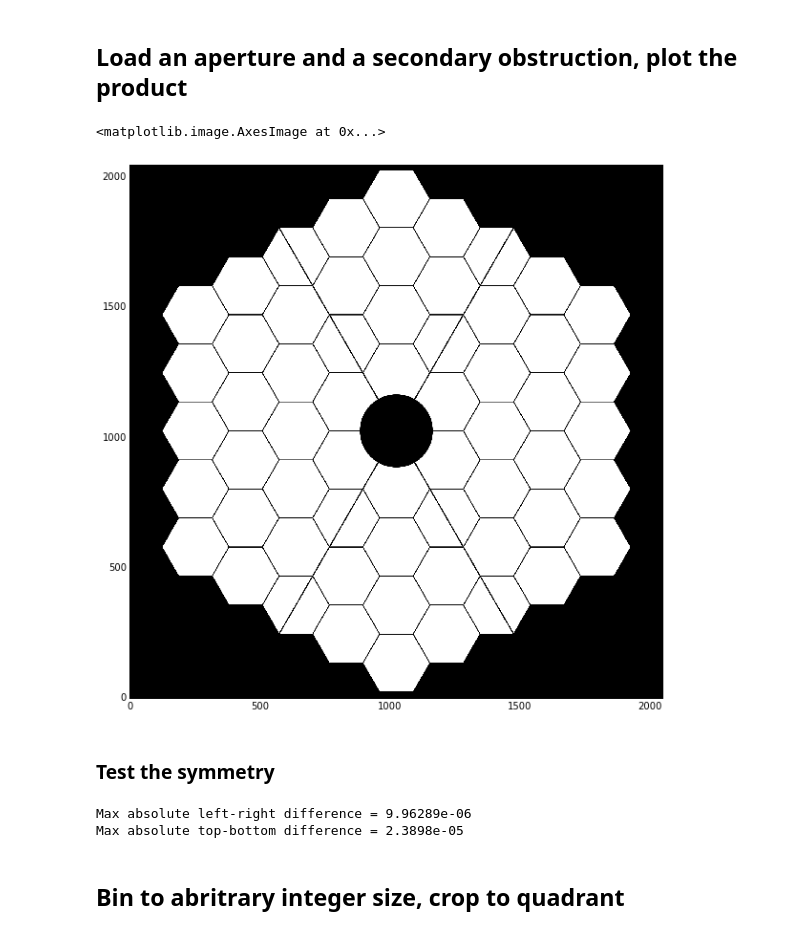
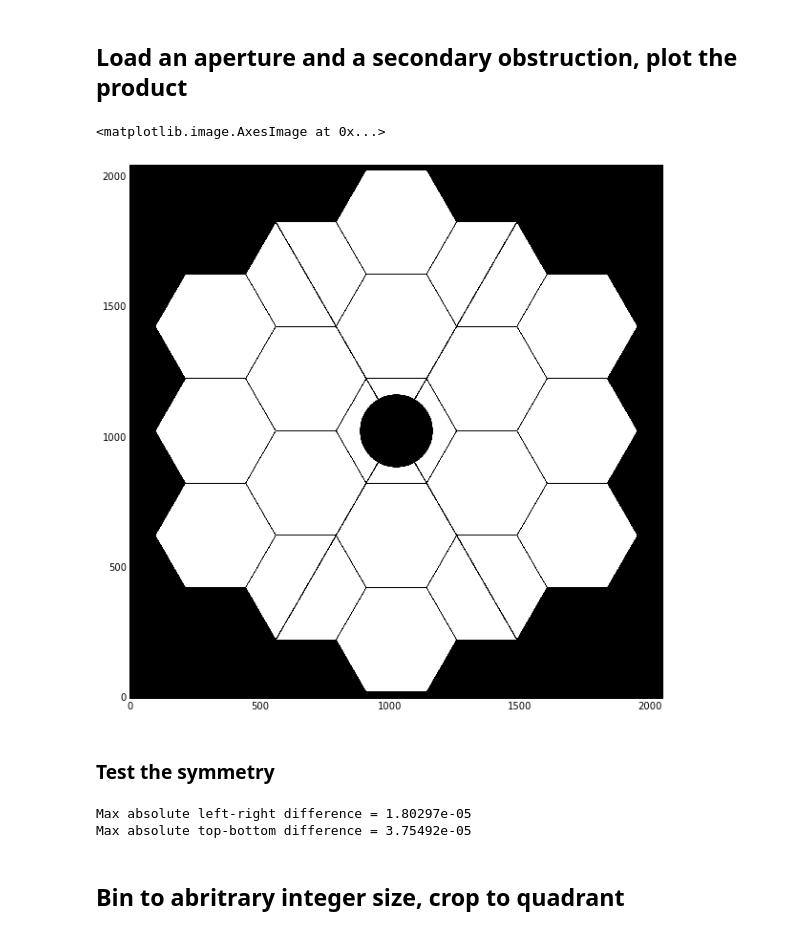
Before and after one commit to neilzim/SCDA, a Jupyter notebook: make_telap.ipynb, the cells around one changed output. Saved outputs shown, nothing was run; the diff lists cells and outputs as text; code cells hidden in the pictures.

```diff
--- a/make_telap.ipynb
+++ b/make_telap.ipynb
@@ -36,36 +37,36 @@ Destination /Users/ntz/SCDA/InputMasks/TelAp already exists
 # %% [markdown]
 ## Set basic parameters
 # %%
-telap_key = "hex4"
+prim_key = "hex2"
 secobs_key = "X"
-centobs_key = True
+centobs = True
 D = 2000
 N = 250 # quadrant width after binning
 # %% [markdown]
 ## Load an aperture and a secondary obstruction, plot the product
 # %%
-if centobs_key is True:
-    telap_fname = os.path.join(telap_dir, "{0:s}_{1:04d}pix_offset.fits".format(telap_key_map[telap_key], D))
+if centobs is True:
+    telap_fname = os.path.join(telap_dir, "{0:s}_{1:04d}pix_offset.fits".format(telap_key_map[prim_key], D))
     secobs_fname = os.path.join(telap_dir, "{0:s}_spiders_{1:04d}pix_2.5cm_offset.fits".format(
                                            secobs_key_map[secobs_key], D))
 else:
-    telap_fname = os.path.join(telap_dir, "{0:s}_{1:04d}pix_offset_no_central_obsc.fits".format(telap_key_map[telap_key], D))
+    telap_fname = os.path.join(telap_dir, "{0:s}_{1:04d}pix_offset_no_central_obsc.fits".format(telap_key_map[prim_key], D))
     secobs_fname = os.path.join(telap_dir, "{0:s}_spiders_{1:04d}pix_2.5cm_offset.fits".format(
                                            secobs_key_map[secobs_key], D))
 
 telap_hdulist = fits.open(telap_fname, "readonly")
 telap_orig = telap_hdulist[0].data
 telap_hdulist.close()
 secobs_hdulist = fits.open(secobs_fname, "readonly")
 secobs = secobs_hdulist[0].data
 secobs_hdulist.close()
 telap_obs = telap_orig*secobs
 plt.figure(figsize=(10,10))
 #plt.imshow(telap_orig)
 plt.imshow(telap_obs)
 # %% [output]
 <matplotlib.image.AxesImage at 0x...>
-[figure, old version]
+[figure, new version]
 # %% [markdown]
 ### Test the symmetry
 # %%
@@ -81,8 +82,8 @@ max_abs_topbot_diff = np.max(np.abs(topbot_diff))
 print('Max absolute left-right difference = {:g}'.format(max_abs_leftright_diff))
 print('Max absolute top-bottom difference = {:g}'.format(max_abs_topbot_diff))
 # %% [output]
-Max absolute left-right difference = 9.96289e-06
-Max absolute top-bottom difference = 2.3898e-05
+Max absolute left-right difference = 1.80297e-05
+Max absolute top-bottom difference = 3.75492e-05
 # %%
 #plt.figure(figsize=(10,6))
 #plt.subplot(121)
```
Also changed, not shown: parts of 5 cells of this notebook, 2 other files.
